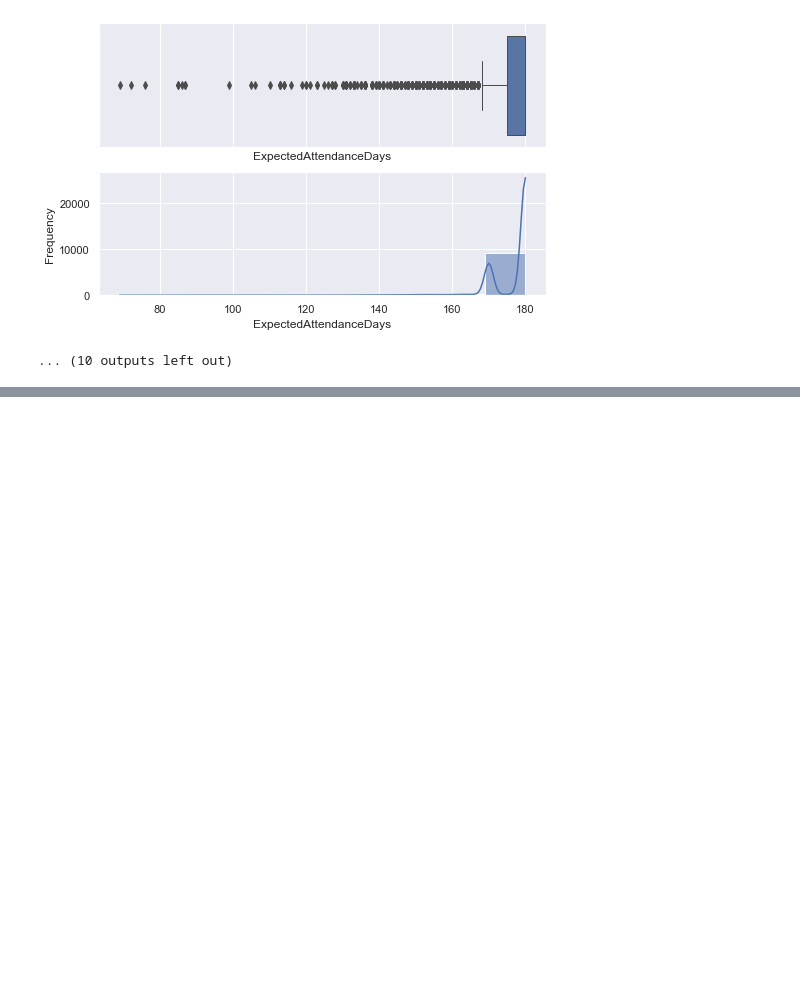
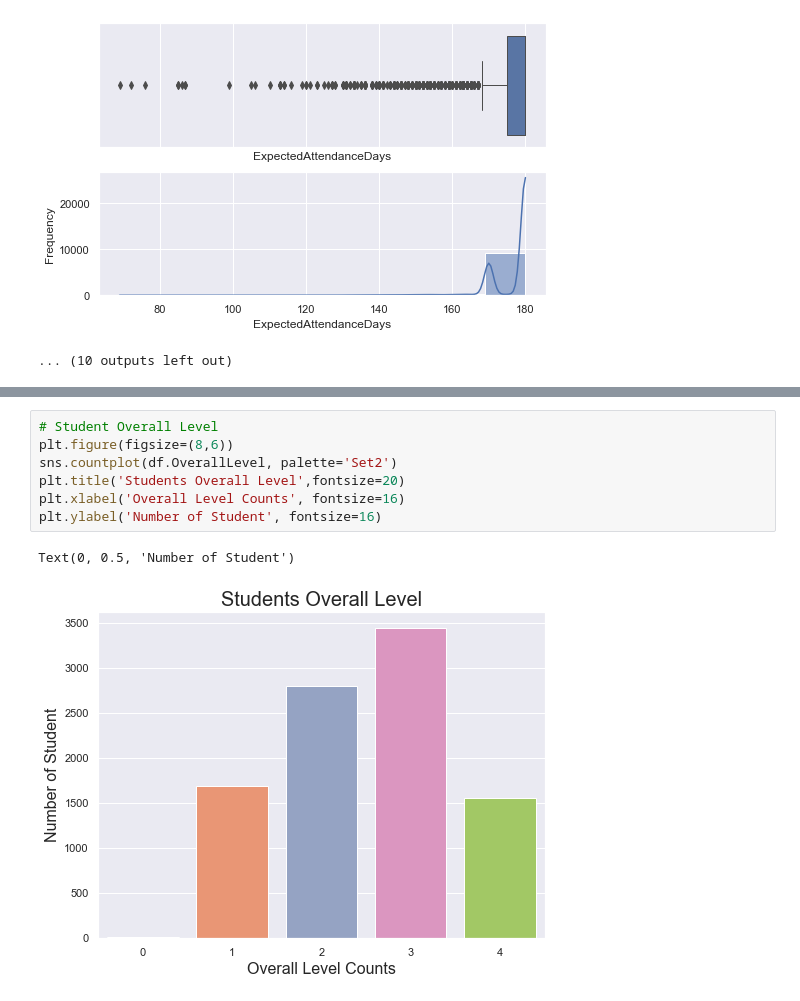
Before and after one commit to Oscar-Gil-Data/ADS-599B, a Jupyter notebook: Code Library Folder/2_EDA_LA.ipynb, the cells around one changed output, grey strips where cells are left out. Cells and saved outputs as stored; diff of their text form; blank space fills up the shorter version.

```diff
--- a/Code Library Folder/2_EDA_LA.ipynb
+++ b/Code Library Folder/2_EDA_LA.ipynb
@@ -215,0 +231,10 @@ plt.xlabel('Student Grade Level');
+# %%
+# Student Overall Level
+plt.figure(figsize=(8,6))
+sns.countplot(df.OverallLevel, palette='Set2')
+plt.title('Students Overall Level',fontsize=20)
+plt.xlabel('Overall Level Counts', fontsize=16)
+plt.ylabel('Number of Student', fontsize=16)
+# %% [output]
+Text(0, 0.5, 'Number of Student')
+[figure, added]
```
Also changed, not shown: parts of 5 cells of this notebook.
